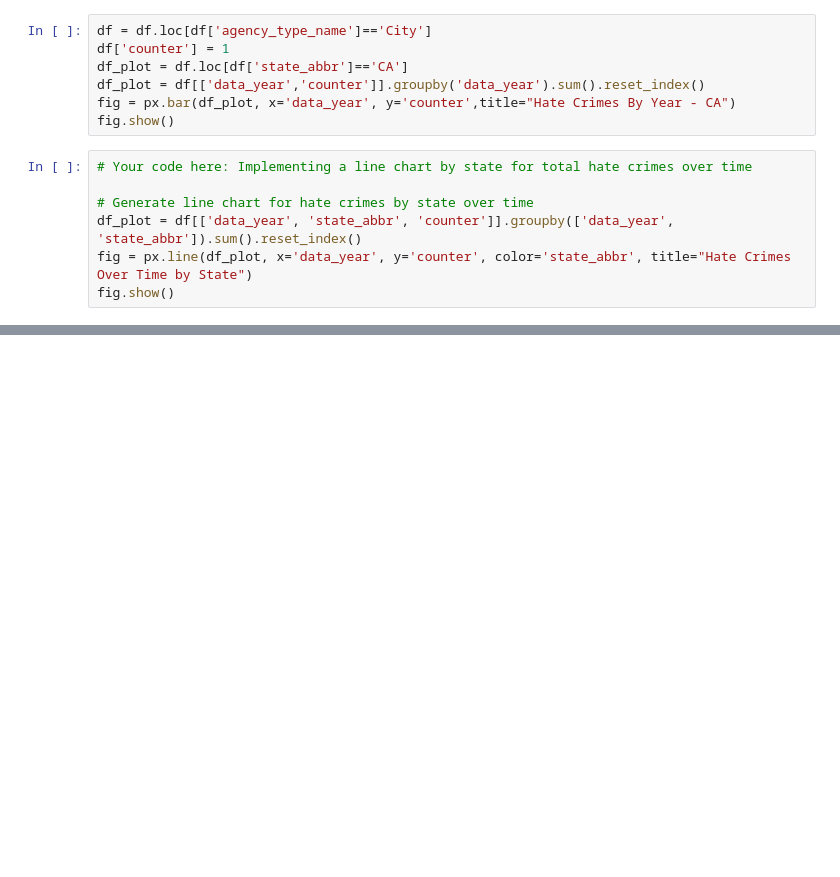
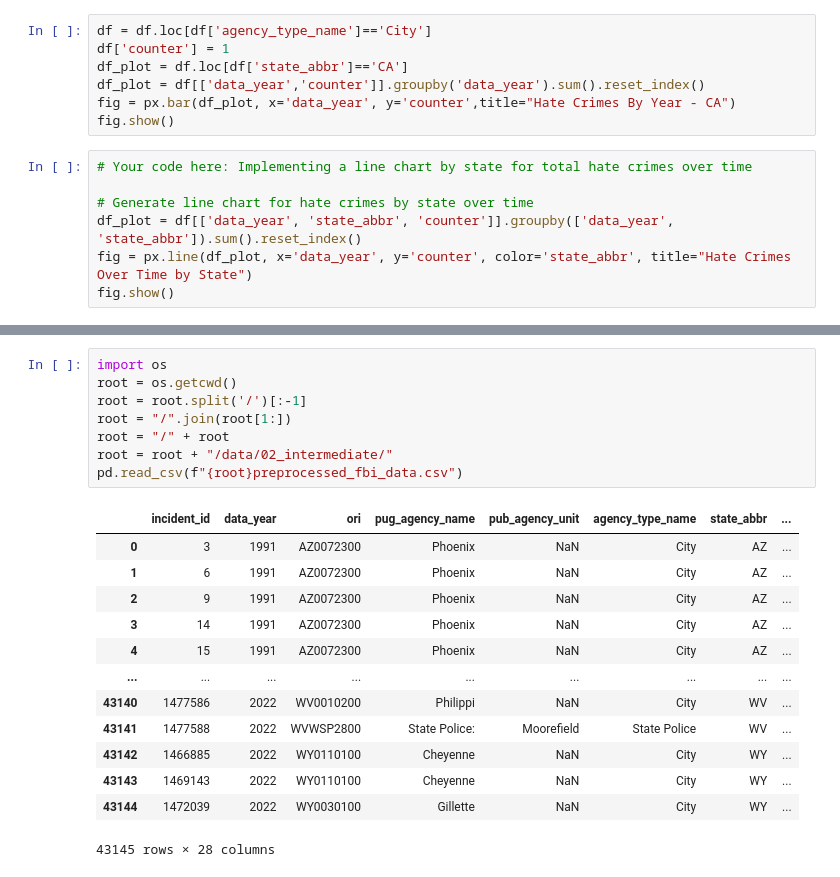
Before and after one commit to reckoning-machines/sharing-sacred-spaces, a Jupyter notebook: notebooks/fbi_data_eda.ipynb, the cells around one changed output, grey strips where cells are left out. Drawn from its saved outputs; the diff is of its cells as text; blank space fills up the shorter version.

```diff
--- a/notebooks/fbi_data_eda.ipynb
+++ b/notebooks/fbi_data_eda.ipynb
@@ -54,0 +88,22 @@ fig.show()
+# %%
+import os
+root = os.getcwd()
+root = root.split('/')[:-1]
+root = "/".join(root[1:])
+root = "/" + root
+root = root + "/data/02_intermediate/"
+pd.read_csv(f"{root}preprocessed_fbi_data.csv")
+# %% [output]
+|  | incident_id | data_year | ori | pug_agency_name | pub_agency_unit | agency_type_name | state_abbr | ... |
+| 0 | 3 | 1991 | AZ0072300 | Phoenix | NaN | City | AZ | ... |
+| 1 | 6 | 1991 | AZ0072300 | Phoenix | NaN | City | AZ | ... |
+| 2 | 9 | 1991 | AZ0072300 | Phoenix | NaN | City | AZ | ... |
+| 3 | 14 | 1991 | AZ0072300 | Phoenix | NaN | City | AZ | ... |
+| 4 | 15 | 1991 | AZ0072300 | Phoenix | NaN | City | AZ | ... |
+| ... | ... | ... | ... | ... | ... | ... | ... | ... |
+| 43140 | 1477586 | 2022 | WV0010200 | Philippi | NaN | City | WV | ... |
+| 43141 | 1477588 | 2022 | WVWSP2800 | State Police: | Moorefield | State Police | WV | ... |
+| 43142 | 1466885 | 2022 | WY0110100 | Cheyenne | NaN | City | WY | ... |
+| 43143 | 1469143 | 2022 | WY0110100 | Cheyenne | NaN | City | WY | ... |
+| 43144 | 1472039 | 2022 | WY0030100 | Gillette | NaN | City | WY | ... |
+43145 rows × 28 columns
```
Also changed, not shown: parts of 2 cells of this notebook.
